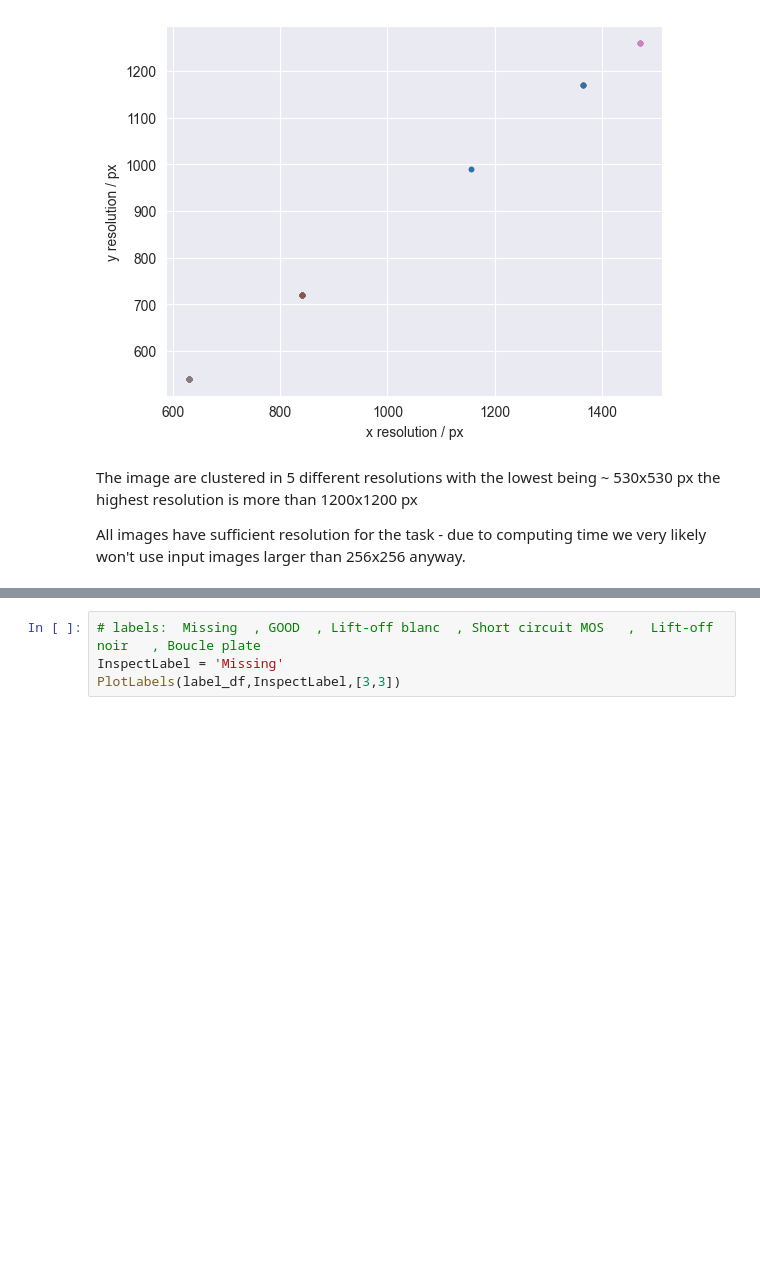
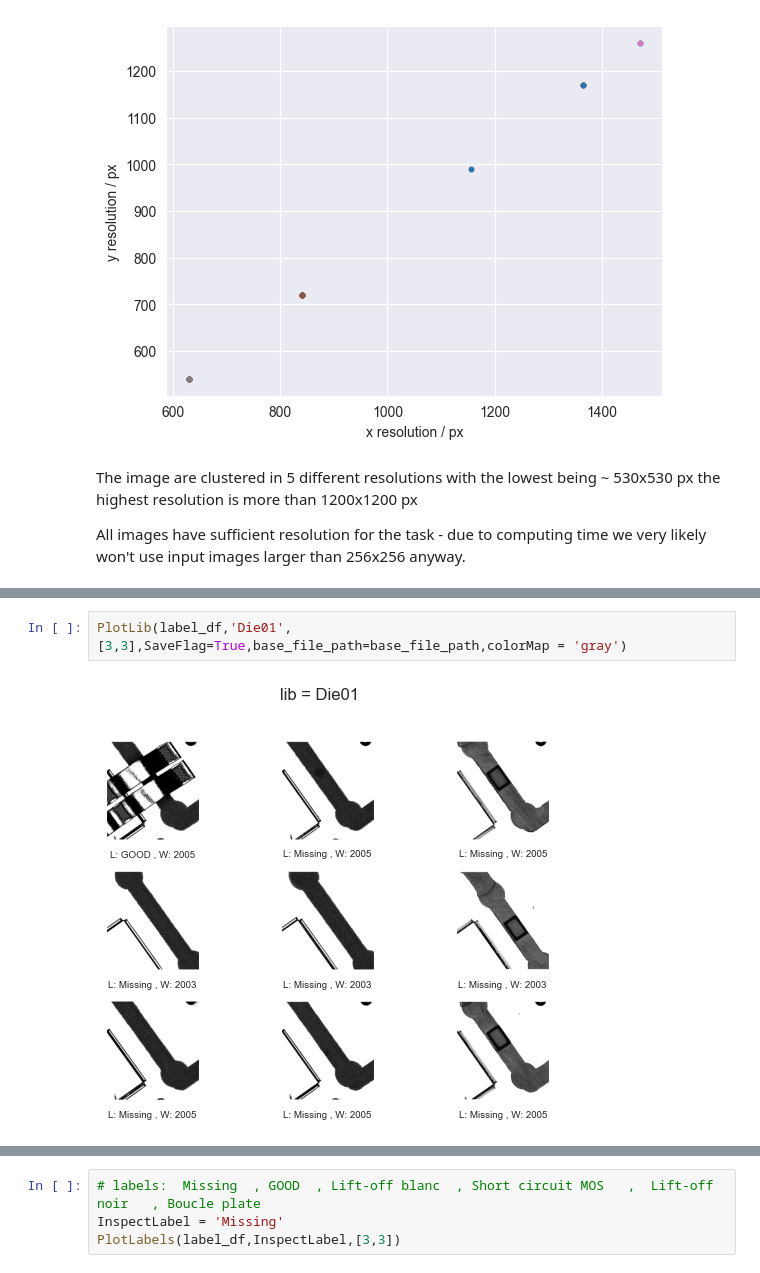
Before and after one commit to Sl4artiB4rtF4rst/MachineVision_Valeo_ChallangeData, a Jupyter notebook: 1_DatasetCharacteristics/exploratory_data_analysis.ipynb, the cells around one changed output, grey strips where cells are left out. Cells and saved outputs as stored; diff of their text form; blank space fills up the shorter version.

```diff
--- a/1_DatasetCharacteristics/exploratory_data_analysis.ipynb
+++ b/1_DatasetCharacteristics/exploratory_data_analysis.ipynb
@@ -359,0 +462,4 @@ def PlotWindow(df,label,grid):
+# %%
+PlotLib(label_df,'Die01',[3,3],SaveFlag=True,base_file_path=base_file_path,colorMap = 'gray')
+# %% [output]
+[figure, added]
```
Also changed, not shown: parts of 8 cells of this notebook.
